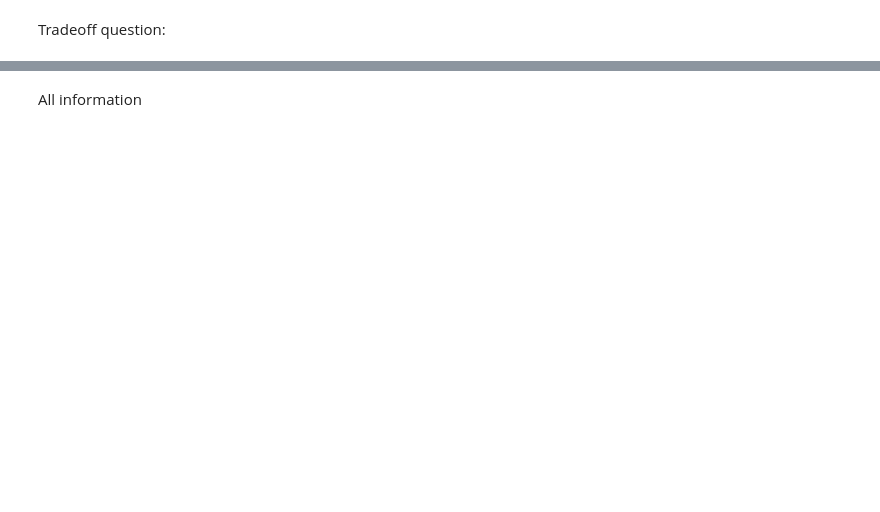
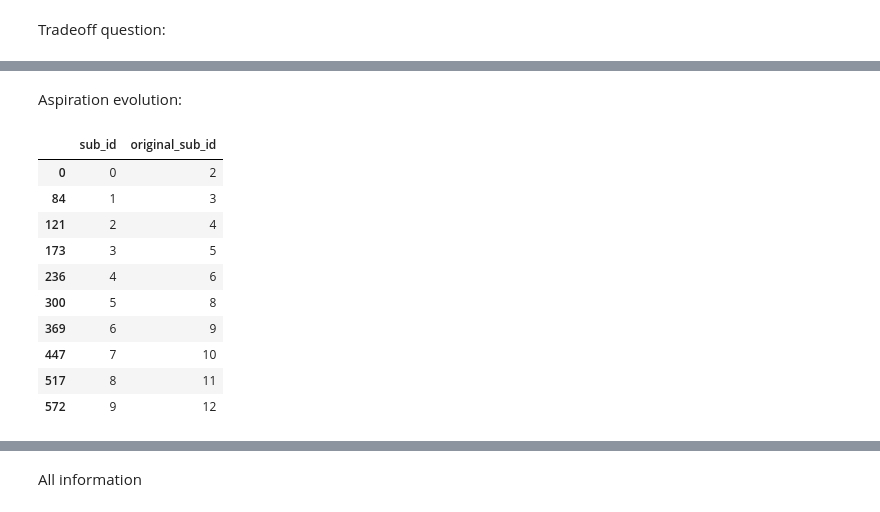
Before and after one commit to rameshsrinivasanuci/multiobjective, a Jupyter notebook: chi_figures.ipynb, the cells around one changed output, grey strips where cells are left out. Cells and saved outputs as stored; diff of their text form; code cells hidden in the pictures; blank space fills up the shorter version.

```diff
--- a/chi_figures.ipynb
+++ b/chi_figures.ipynb
@@ -1030,0 +973,2 @@ fig.savefig("tradeoff.png", dpi=300, bbox_inches="tight")
+# %% [markdown]
+Aspiration evolution:
@@ -1030,0 +993,14 @@ fig.savefig("tradeoff.png", dpi=300, bbox_inches="tight")
+# %%
+subject_mapping
+# %% [output]
+|  | sub_id | original_sub_id |
+| 0 | 0 | 2 |
+| 84 | 1 | 3 |
+| 121 | 2 | 4 |
+| 173 | 3 | 5 |
+| 236 | 4 | 6 |
+| 300 | 5 | 8 |
+| 369 | 6 | 9 |
+| 447 | 7 | 10 |
+| 517 | 8 | 11 |
+| 572 | 9 | 12 |
```
Also changed, not shown: parts of 16 cells of this notebook.
